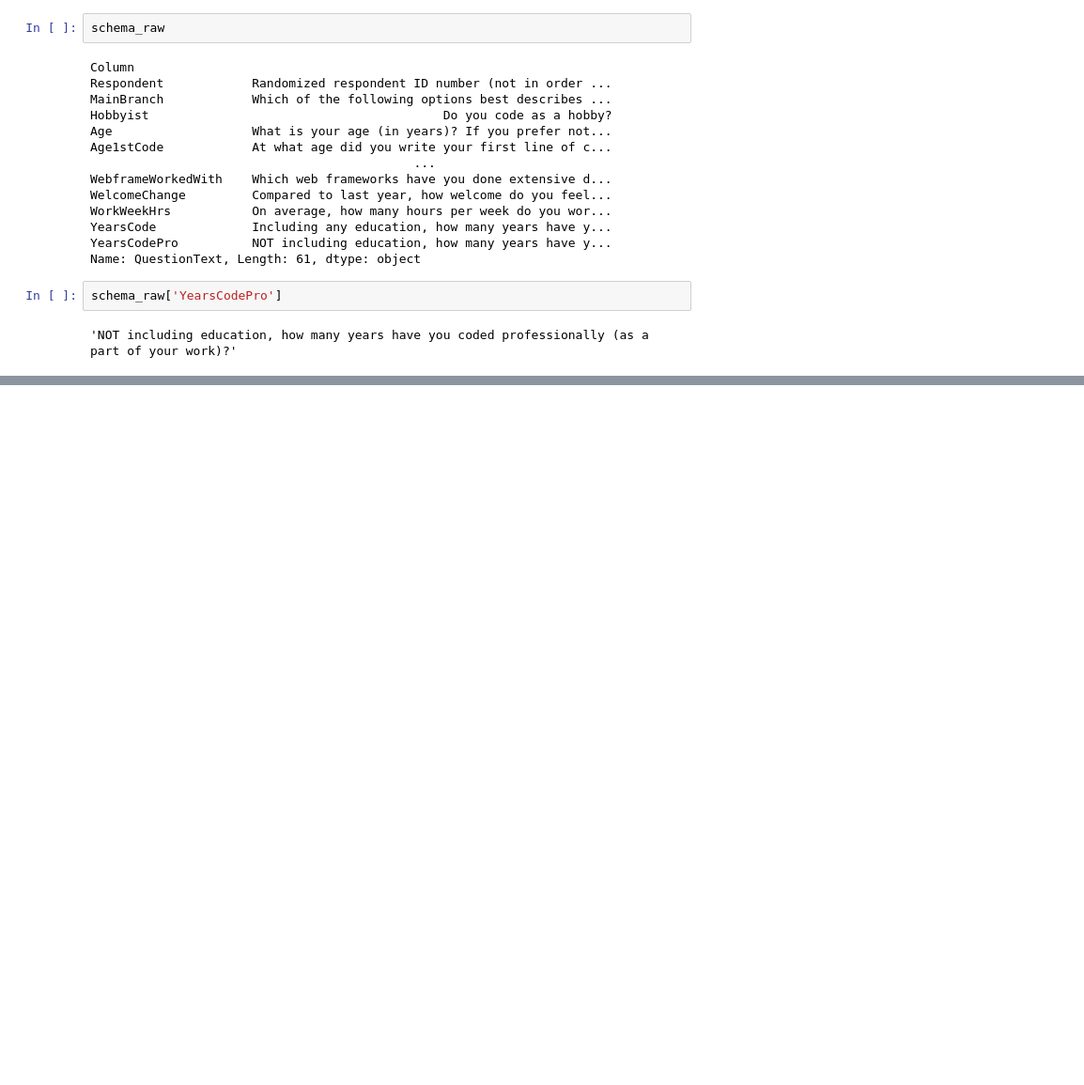
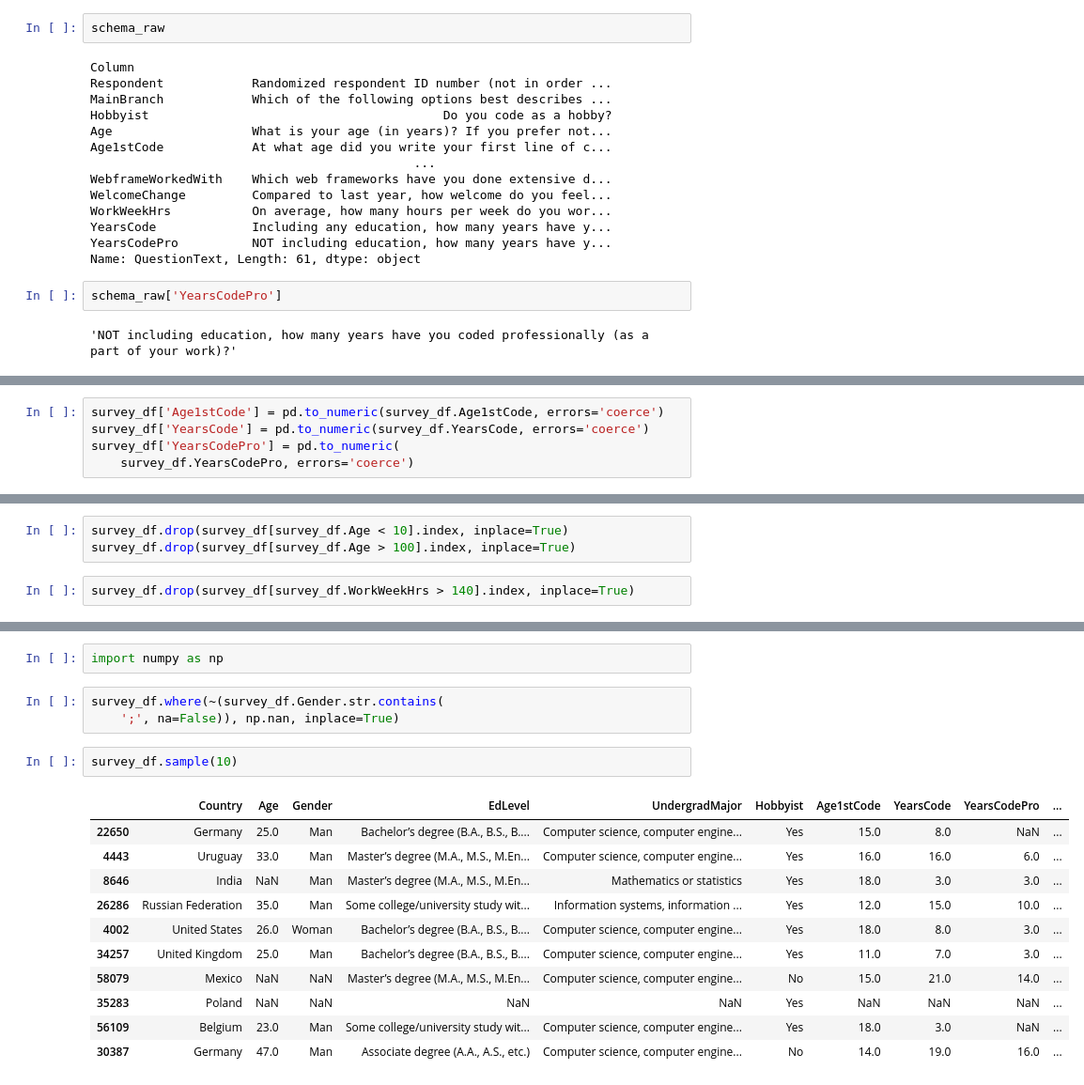
Before and after one commit to BAXTOR95/SparkExamples, a Jupyter notebook: other/case_study.ipynb, the cells around one changed output, grey strips where cells are left out. Shown at 94% size. Cells and saved outputs as stored; diff of their text form; blank space fills up the shorter version.

Commit message:
adding changes to case_study example

```diff
--- a/other/case_study.ipynb
+++ b/other/case_study.ipynb
@@ -87,0 +154,5 @@ schema_raw['YearsCodePro']
+# %%
+survey_df['Age1stCode'] = pd.to_numeric(survey_df.Age1stCode, errors='coerce')
+survey_df['YearsCode'] = pd.to_numeric(survey_df.YearsCode, errors='coerce')
+survey_df['YearsCodePro'] = pd.to_numeric(
+    survey_df.YearsCodePro, errors='coerce')
@@ -87,0 +171,5 @@ schema_raw['YearsCodePro']
+# %%
+survey_df.drop(survey_df[survey_df.Age < 10].index, inplace=True)
+survey_df.drop(survey_df[survey_df.Age > 100].index, inplace=True)
+# %%
+survey_df.drop(survey_df[survey_df.WorkWeekHrs > 140].index, inplace=True)
@@ -87,0 +187,19 @@ schema_raw['YearsCodePro']
+# %%
+import numpy as np
+# %%
+survey_df.where(~(survey_df.Gender.str.contains(
+    ';', na=False)), np.nan, inplace=True)
+# %%
+survey_df.sample(10)
+# %% [output]
+|  | Country | Age | Gender | EdLevel | UndergradMajor | Hobbyist | Age1stCode | YearsCode | YearsCodePro | ... |
+| 22650 | Germany | 25.0 | Man | Bachelor’s degree (B.A., B.S., B.... | Computer science, computer engine... | Yes | 15.0 | 8.0 | NaN | ... |
+| 4443 | Uruguay | 33.0 | Man | Master’s degree (M.A., M.S., M.En... | Computer science, computer engine... | Yes | 16.0 | 16.0 | 6.0 | ... |
+| 8646 | India | NaN | Man | Master’s degree (M.A., M.S., M.En... | Mathematics or statistics | Yes | 18.0 | 3.0 | 3.0 | ... |
+| 26286 | Russian Federation | 35.0 | Man | Some college/university study wit... | Information systems, information ... | Yes | 12.0 | 15.0 | 10.0 | ... |
+| 4002 | United States | 26.0 | Woman | Bachelor’s degree (B.A., B.S., B.... | Computer science, computer engine... | Yes | 18.0 | 8.0 | 3.0 | ... |
+| 34257 | United Kingdom | 25.0 | Man | Bachelor’s degree (B.A., B.S., B.... | Computer science, computer engine... | Yes | 11.0 | 7.0 | 3.0 | ... |
+| 58079 | Mexico | NaN | NaN | Master’s degree (M.A., M.S., M.En... | Computer science, computer engine... | No | 15.0 | 21.0 | 14.0 | ... |
+| 35283 | Poland | NaN | NaN | NaN | NaN | Yes | NaN | NaN | NaN | ... |
+| 56109 | Belgium | 23.0 | Man | Some college/university study wit... | Computer science, computer engine... | Yes | 18.0 | 3.0 | NaN | ... |
+| 30387 | Germany | 47.0 | Man | Associate degree (A.A., A.S., etc.) | Computer science, computer engine... | No | 14.0 | 19.0 | 16.0 | ... |
```
Also changed, not shown: parts of 9 cells of this notebook.
